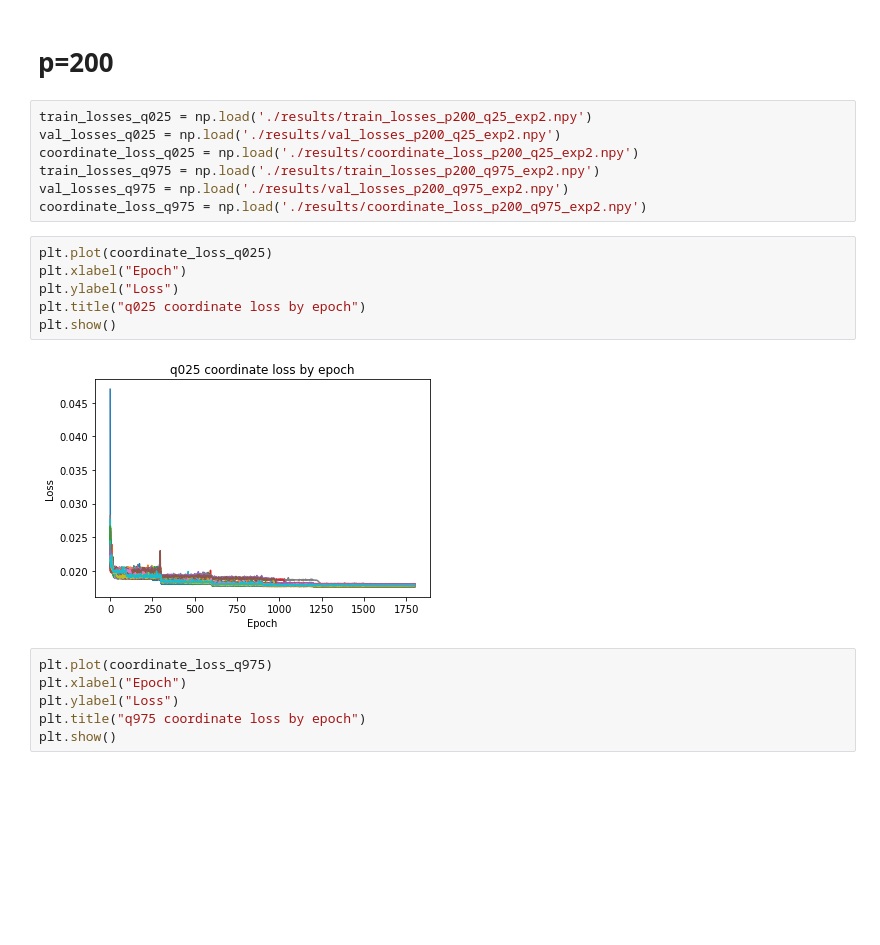
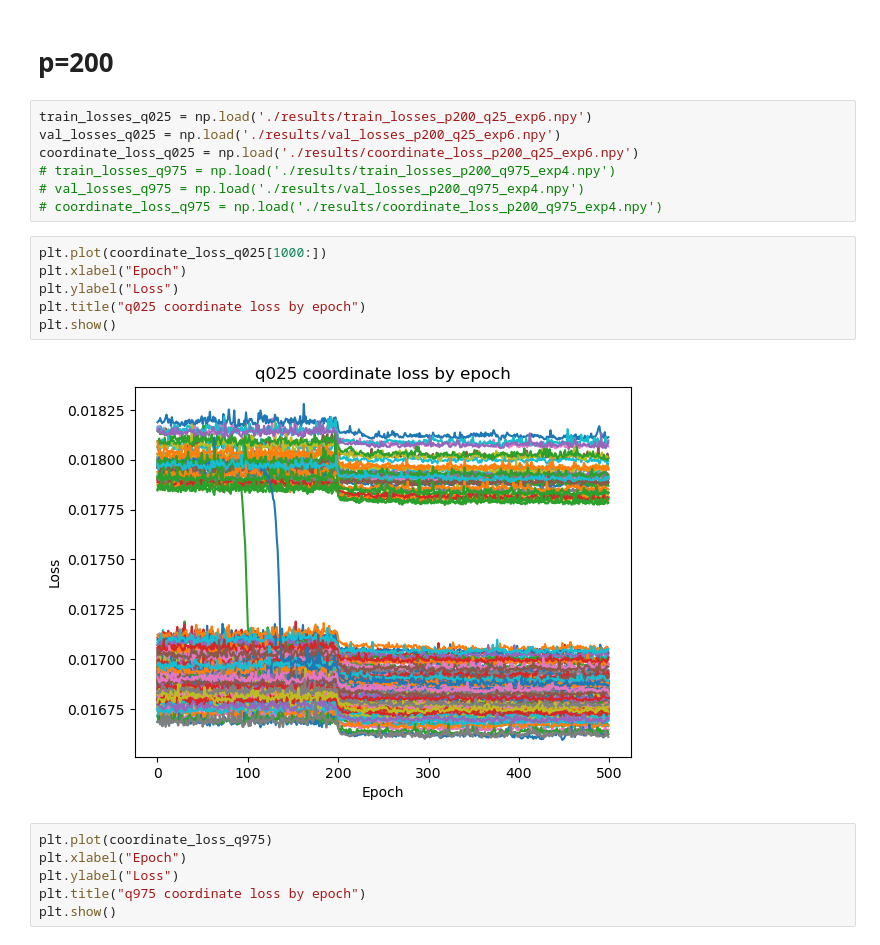
Before and after one commit to glory-99/simulation-based-inference, a Jupyter notebook: res_analysis_x15.ipynb, the cells around one changed output. Cells and saved outputs as stored; diff of their text form; blank space fills up the shorter version.

```diff
--- a/res_analysis_x15.ipynb
+++ b/res_analysis_x15.ipynb
@@ -351,20 +351,20 @@ plt.show()
 # %% [markdown]
 # p=200
 # %%
-train_losses_q025 = np.load('./results/train_losses_p200_q25_exp2.npy')
-val_losses_q025 = np.load('./results/val_losses_p200_q25_exp2.npy')
-coordinate_loss_q025 = np.load('./results/coordinate_loss_p200_q25_exp2.npy')
-train_losses_q975 = np.load('./results/train_losses_p200_q975_exp2.npy')
-val_losses_q975 = np.load('./results/val_losses_p200_q975_exp2.npy')
-coordinate_loss_q975 = np.load('./results/coordinate_loss_p200_q975_exp2.npy')
+train_losses_q025 = np.load('./results/train_losses_p200_q25_exp6.npy')
+val_losses_q025 = np.load('./results/val_losses_p200_q25_exp6.npy')
+coordinate_loss_q025 = np.load('./results/coordinate_loss_p200_q25_exp6.npy')
+# train_losses_q975 = np.load('./results/train_losses_p200_q975_exp4.npy')
+# val_losses_q975 = np.load('./results/val_losses_p200_q975_exp4.npy')
+# coordinate_loss_q975 = np.load('./results/coordinate_loss_p200_q975_exp4.npy')
 # %%
-plt.plot(coordinate_loss_q025)
+plt.plot(coordinate_loss_q025[1000:])
 plt.xlabel("Epoch")
 plt.ylabel("Loss")
 plt.title("q025 coordinate loss by epoch")
 plt.show()
 # %% [output]
-[figure, old version]
+[figure, new version]
 # %%
 plt.plot(coordinate_loss_q975)
 plt.xlabel("Epoch")
```
Also changed, not shown: parts of 7 cells of this notebook, 2 other files.
